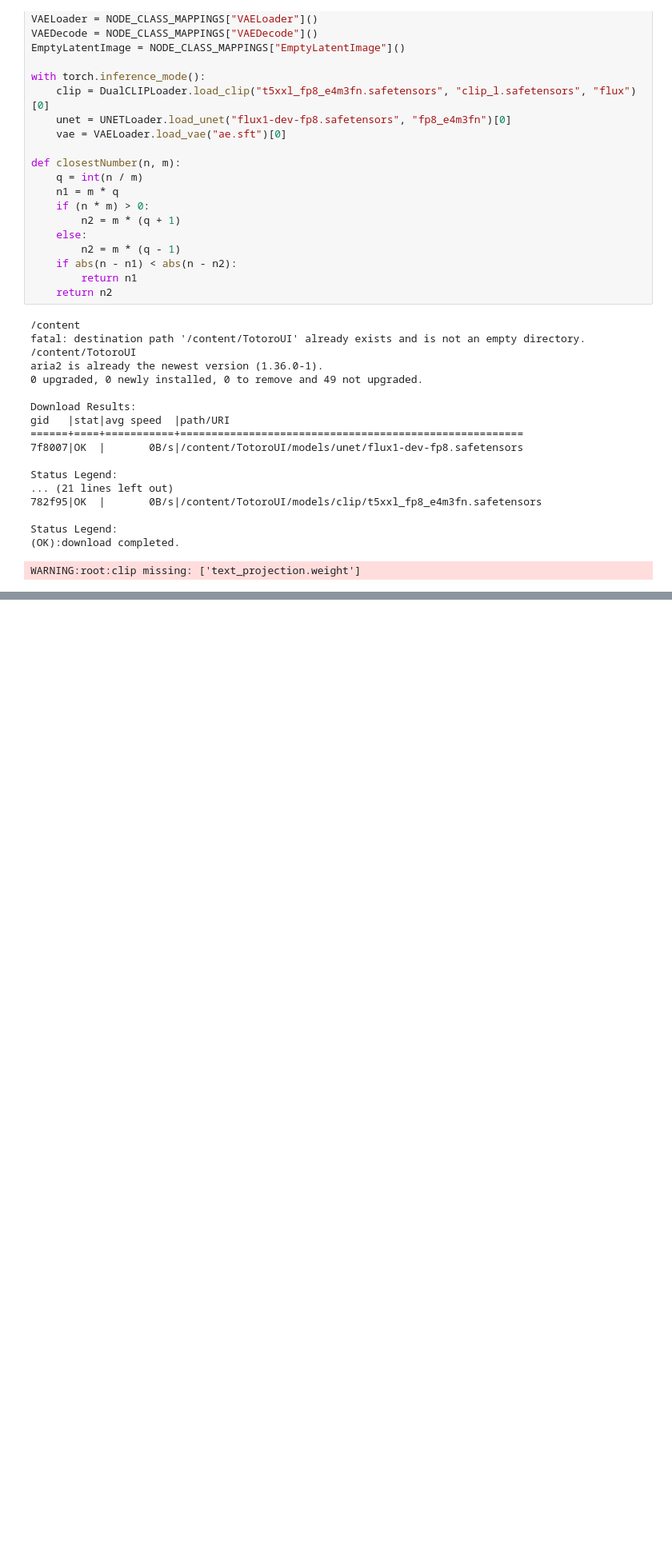
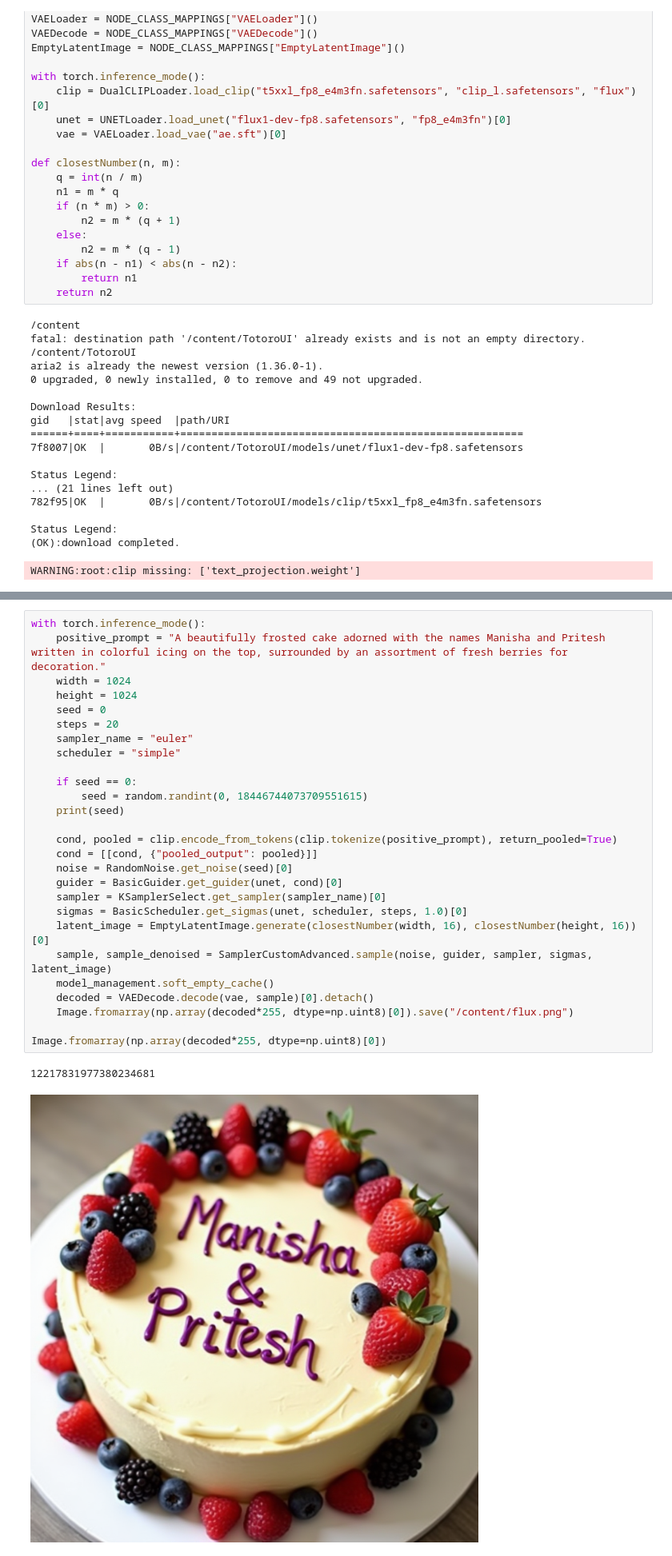
Before and after one commit to sivamtech/e-scraper, a Jupyter notebook: flux.1-dev_jupyter.ipynb, the cells around one changed output, grey strips where cells are left out. Shown at 80% size. Saved outputs shown, nothing was run; the diff lists cells and outputs as text; blank space fills up the shorter version.

```diff
--- a/flux.1-dev_jupyter.ipynb
+++ b/flux.1-dev_jupyter.ipynb
@@ -99,0 +70,30 @@ Image.fromarray(np.array(decoded*255, dtype=np.uint8)[0])
+# %%
+with torch.inference_mode():
+    positive_prompt = "A beautifully frosted cake adorned with the names Manisha and Pritesh written in colorful icing on the top, surrounded by an assortment of fresh berries for decoration."
+    width = 1024
+    height = 1024
+    seed = 0
+    steps = 20
+    sampler_name = "euler"
+    scheduler = "simple"
+
+    if seed == 0:
+        seed = random.randint(0, 18446744073709551615)
+    print(seed)
+
+    cond, pooled = clip.encode_from_tokens(clip.tokenize(positive_prompt), return_pooled=True)
+    cond = [[cond, {"pooled_output": pooled}]]
+    noise = RandomNoise.get_noise(seed)[0]
+    guider = BasicGuider.get_guider(unet, cond)[0]
+    sampler = KSamplerSelect.get_sampler(sampler_name)[0]
+    sigmas = BasicScheduler.get_sigmas(unet, scheduler, steps, 1.0)[0]
+    latent_image = EmptyLatentImage.generate(closestNumber(width, 16), closestNumber(height, 16))[0]
+    sample, sample_denoised = SamplerCustomAdvanced.sample(noise, guider, sampler, sigmas, latent_image)
+    model_management.soft_empty_cache()
+    decoded = VAEDecode.decode(vae, sample)[0].detach()
+    Image.fromarray(np.array(decoded*255, dtype=np.uint8)[0]).save("/content/flux.png")
+
+Image.fromarray(np.array(decoded*255, dtype=np.uint8)[0])
+# %% [output]
+12217831977380234681
+[figure, added]
```
Also changed, not shown: parts of 1 cell of this notebook.
